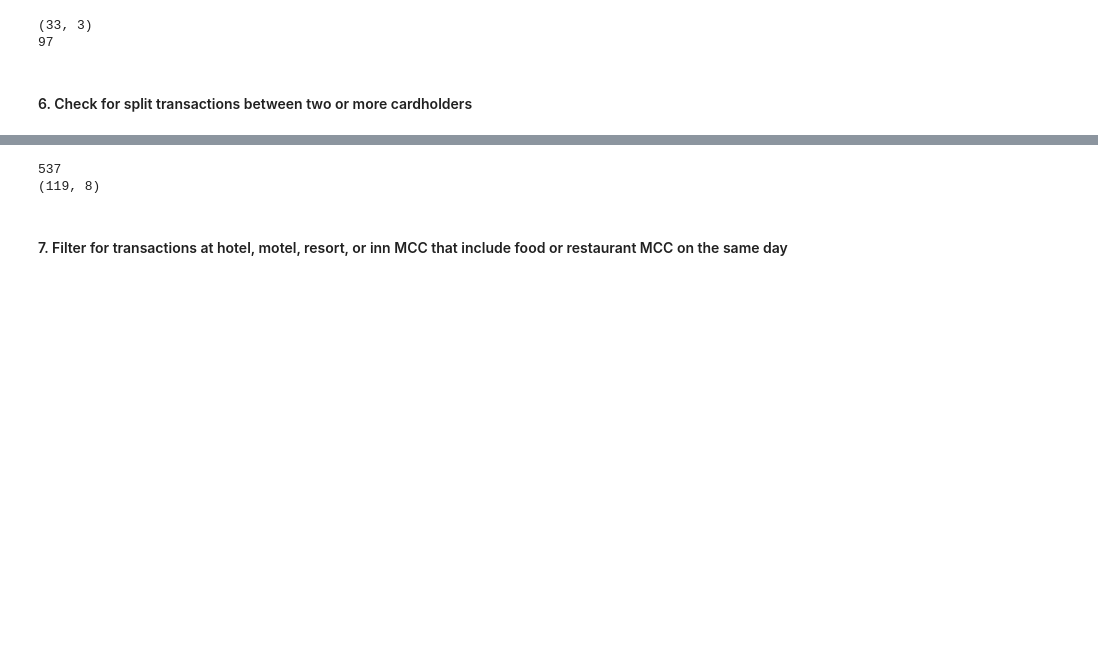
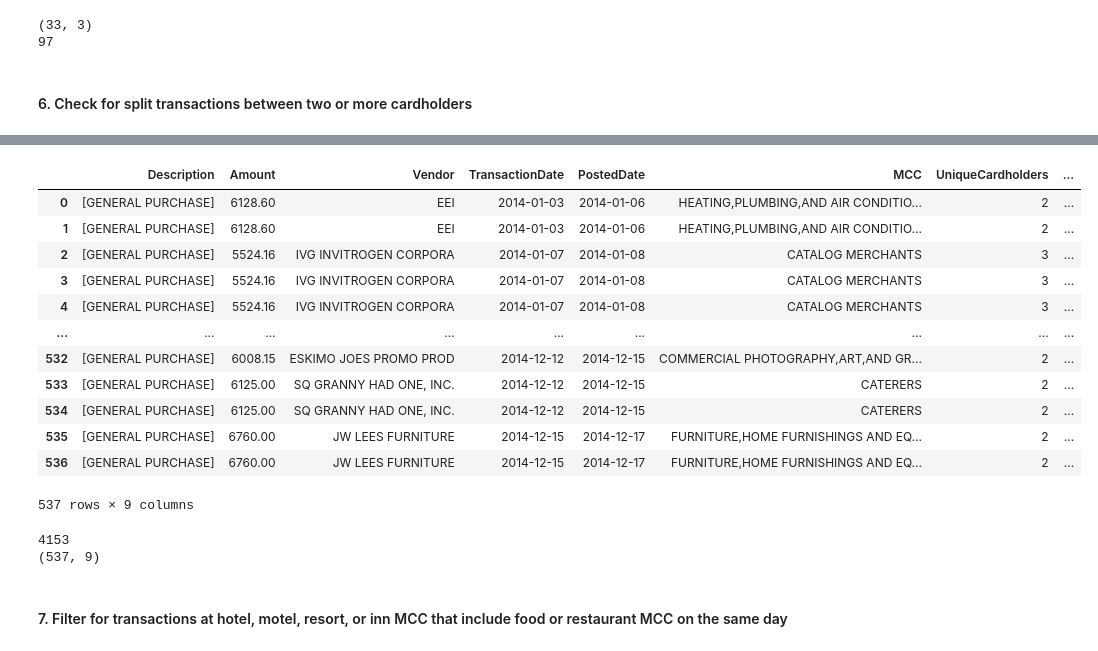
Before and after one commit to colinjia667/rsm371a2, a Jupyter notebook: a2final.ipynb, the cells around one changed output, grey strips where cells are left out. Cells and saved outputs as stored; diff of their text form; code cells hidden in the pictures; blank space fills up the shorter version.

```diff
--- a/a2final.ipynb
+++ b/a2final.ipynb
@@ -492,9 +477,35 @@ multiple_potential_violations
+# %%
+# Function to split the CardholderName column to individual last name and first initial columns in control 6
+def split_name(name):
+    last_name = name[:-1].strip() # Everything except the last character
+    first_initial = name[-1] # Last character
+    return last_name, first_initial
+
+# Apply the split_name function to the CardholderName column in control 6
+multiple_potential_violations = multiple_potential_violations.explode('CardholderNames').reset_index(drop=True)
+multiple_potential_violations[['CardholderLastName', 'CardholderFirstInitial']] = multiple_potential_violations['CardholderNames'].apply(split_name).apply(pd.Series)
+multiple_potential_violations.drop(columns='CardholderNames', inplace=True)
+multiple_potential_violations
+# %% [output]
+|  | Description | Amount | Vendor | TransactionDate | PostedDate | MCC | UniqueCardholders | ... |
+| 0 | [GENERAL PURCHASE] | 6128.60 | EEI | 2014-01-03 | 2014-01-06 | HEATING,PLUMBING,AND AIR CONDITIO... | 2 | ... |
+| 1 | [GENERAL PURCHASE] | 6128.60 | EEI | 2014-01-03 | 2014-01-06 | HEATING,PLUMBING,AND AIR CONDITIO... | 2 | ... |
+| 2 | [GENERAL PURCHASE] | 5524.16 | IVG INVITROGEN CORPORA | 2014-01-07 | 2014-01-08 | CATALOG MERCHANTS | 3 | ... |
+| 3 | [GENERAL PURCHASE] | 5524.16 | IVG INVITROGEN CORPORA | 2014-01-07 | 2014-01-08 | CATALOG MERCHANTS | 3 | ... |
+| 4 | [GENERAL PURCHASE] | 5524.16 | IVG INVITROGEN CORPORA | 2014-01-07 | 2014-01-08 | CATALOG MERCHANTS | 3 | ... |
+| ... | ... | ... | ... | ... | ... | ... | ... | ... |
+| 532 | [GENERAL PURCHASE] | 6008.15 | ESKIMO JOES PROMO PROD | 2014-12-12 | 2014-12-15 | COMMERCIAL PHOTOGRAPHY,ART,AND GR... | 2 | ... |
+| 533 | [GENERAL PURCHASE] | 6125.00 | SQ GRANNY HAD ONE, INC. | 2014-12-12 | 2014-12-15 | CATERERS | 2 | ... |
+| 534 | [GENERAL PURCHASE] | 6125.00 | SQ GRANNY HAD ONE, INC. | 2014-12-12 | 2014-12-15 | CATERERS | 2 | ... |
+| 535 | [GENERAL PURCHASE] | 6760.00 | JW LEES FURNITURE | 2014-12-15 | 2014-12-17 | FURNITURE,HOME FURNISHINGS AND EQ... | 2 | ... |
+| 536 | [GENERAL PURCHASE] | 6760.00 | JW LEES FURNITURE | 2014-12-15 | 2014-12-17 | FURNITURE,HOME FURNISHINGS AND EQ... | 2 | ... |
+537 rows × 9 columns
 # %%
 print(multiple_potential_violations['UniqueCardholders'].sum())
 print(multiple_potential_violations.shape)
 # %% [output]
-537
-(119, 8)
+4153
+(537, 9)
 # %% [markdown]
 #### 7. Filter for transactions at hotel, motel, resort, or inn MCC that include food or restaurant MCC on the same day
 # %%
```
Also changed, not shown: parts of 7 cells of this notebook, 1 other file.
